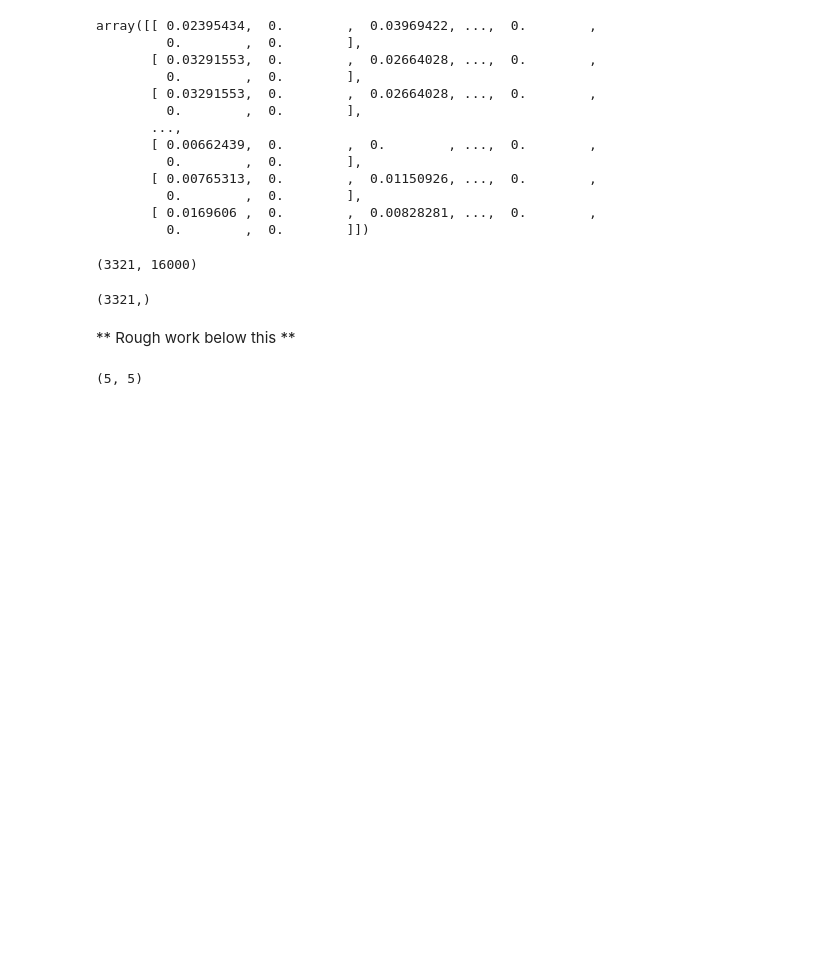
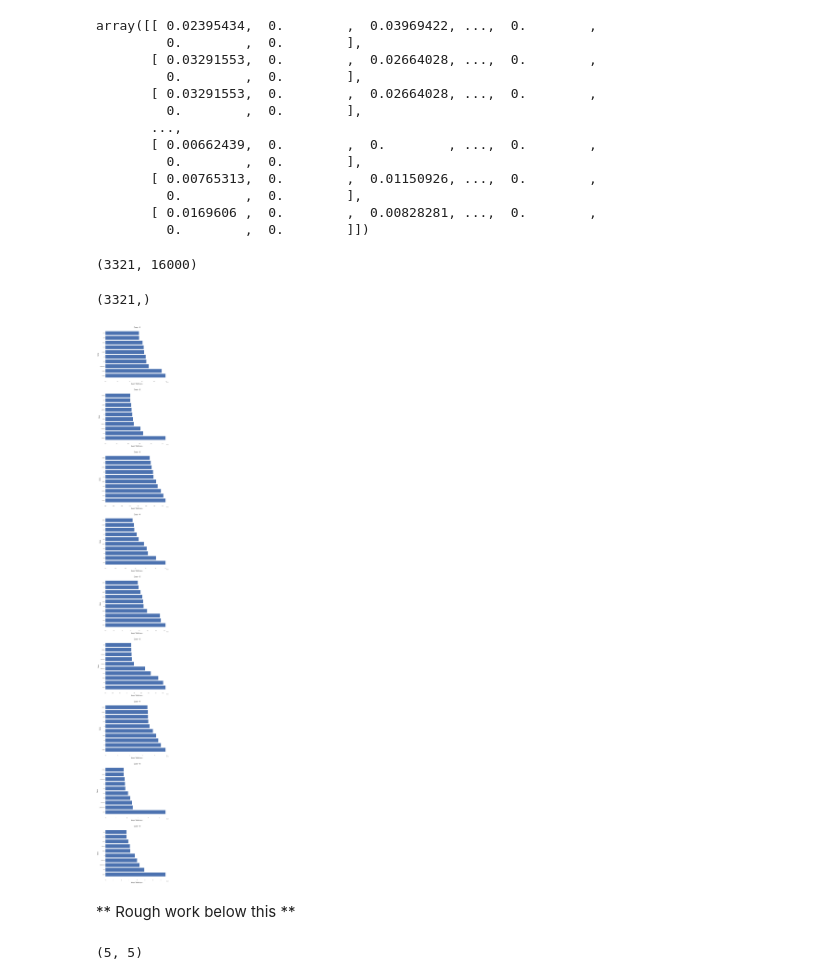
Before and after one commit to saurabhrpi/Personalized-Medicine-Redifining-Cancer-Treatment, a Jupyter notebook: Personalized Medicine.ipynb, the cells around one changed output. Saved outputs shown, nothing was run; the diff lists cells and outputs as text; code cells hidden in the pictures; blank space fills up the shorter version.

Commit message:
Implementation : Plot the top 10 genes for each class with the highest mean tf-idf score

```diff
--- a/Personalized Medicine.ipynb
+++ b/Personalized Medicine.ipynb
@@ -390,6 +390,12 @@ train_full['Text'].shape
 y = train_full["Class"]
 # %%
 features = tfidf.get_feature_names()
+# %%
+top_dfs = top_feats_by_class(Xtr, y, features)
+# %%
+plot_tfidf_classfeats_h(top_dfs)
+# %% [output]
+[figure, added]
 # %% [markdown]
 ** Rough work below this **
 # %%
```
